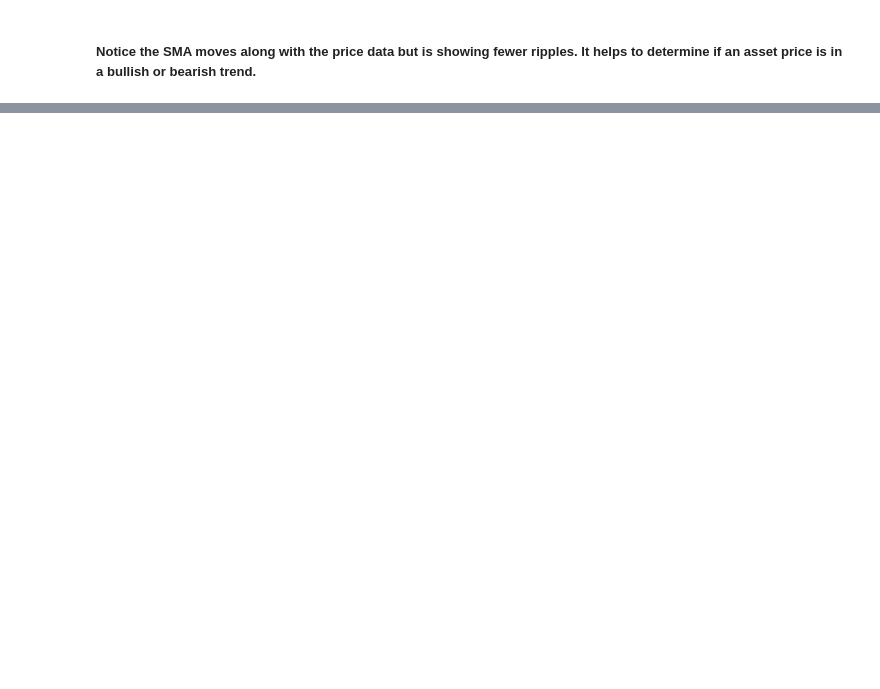
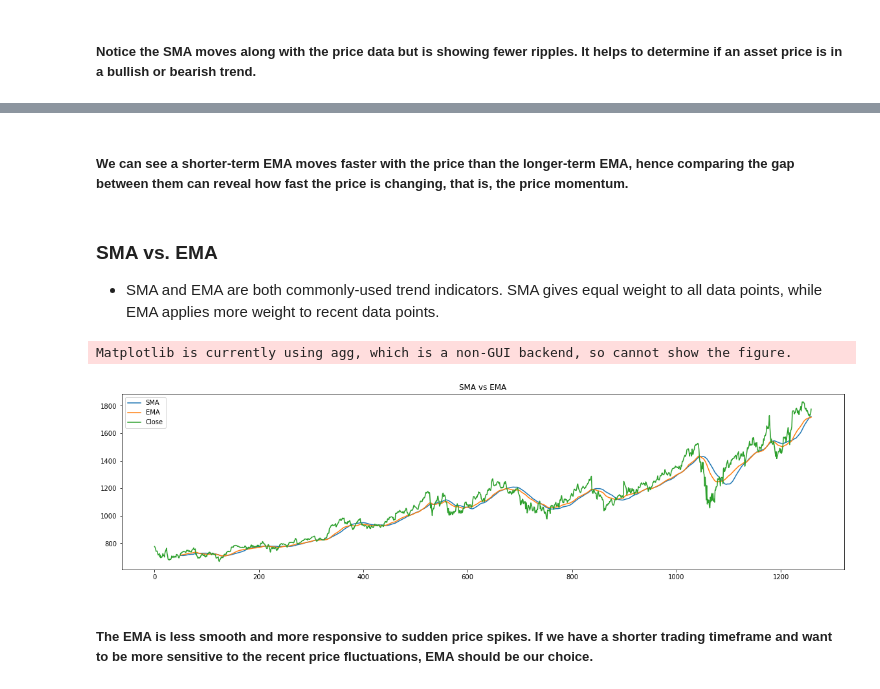
Before and after one commit to naikshubham/Forecasting-using-Python, a Jupyter notebook: Financial-Trading-in-Python/trading.ipynb, the cells around one changed output, grey strips where cells are left out. Drawn from its saved outputs; the diff is of its cells as text; code cells hidden in the pictures; blank space fills up the shorter version.

```diff
--- a/Financial-Trading-in-Python/trading.ipynb
+++ b/Financial-Trading-in-Python/trading.ipynb
@@ -96,0 +156,25 @@ plt.show()
+# %% [markdown]
+##### We can see a shorter-term EMA moves faster with the price than the longer-term EMA, hence comparing the gap between them can reveal how fast the price is changing, that is, the price momentum.
+# %% [markdown]
+### SMA vs. EMA
+- SMA and EMA are both commonly-used trend indicators. SMA gives equal weight to all data points, while EMA applies more weight to recent data points.
+# %%
+# Calculate the SMA
+stock_data['SMA'] = talib.SMA(stock_data['Close'], timeperiod=50)
+# Calculate the EMA
+stock_data['EMA'] = talib.EMA(stock_data['Close'], timeperiod=50)
+
+# Plot the SMA, EMA with price
+plt.plot(stock_data['SMA'], label='SMA')
+plt.plot(stock_data['EMA'], label='EMA')
+plt.plot(stock_data['Close'], label='Close')
+
+# Customize and show the plot
+plt.legend()
+plt.title('SMA vs EMA')
+plt.show()
+# %% [output]
+Matplotlib is currently using agg, which is a non-GUI backend, so cannot show the figure.
+[figure, added]
+# %% [markdown]
+##### The EMA is less smooth and more responsive to sudden price spikes. If we have a shorter trading timeframe and want to be more sensitive to the recent price fluctuations, EMA should be our choice.
```
Also changed, not shown: parts of 16 cells of this notebook.
